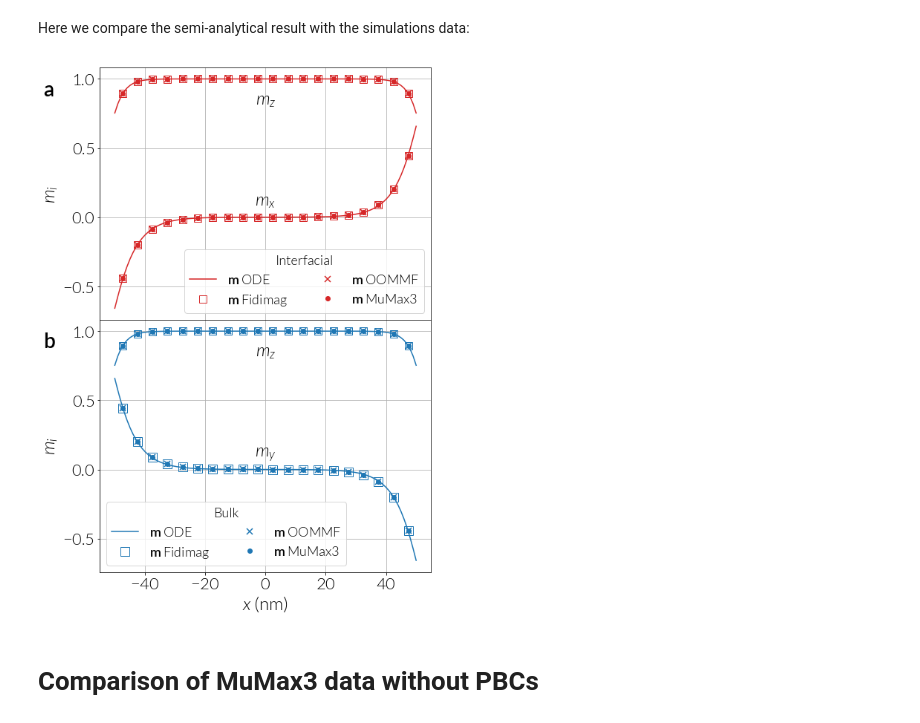
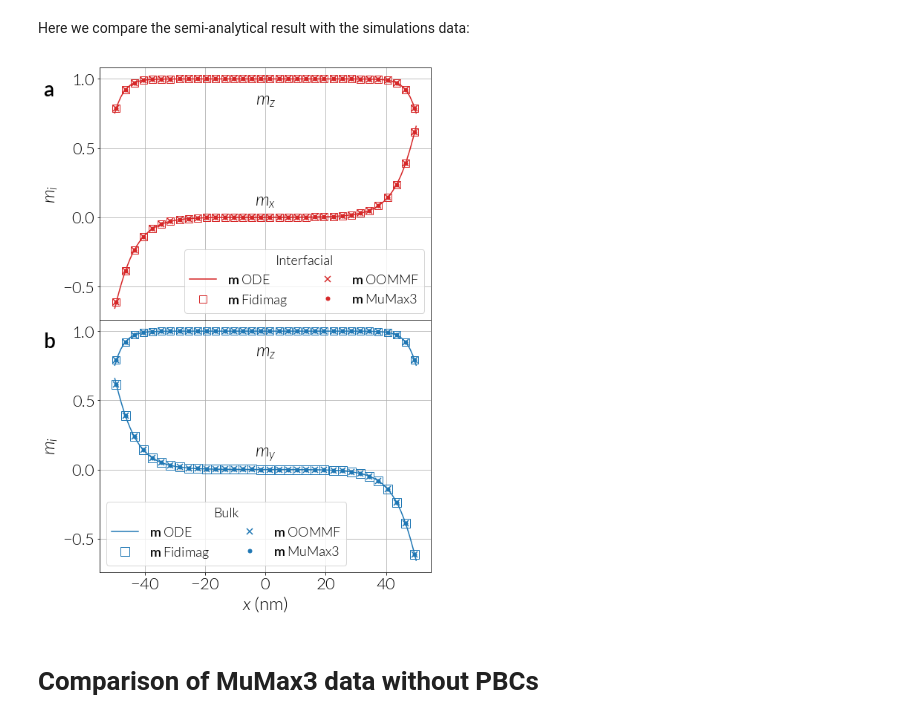
Before and after one commit to fangohr/paper-supplement-standard-problem-dmi, a Jupyter notebook: notebooks/1d_problem.ipynb, the cells around one changed output. Saved outputs shown, nothing was run; the diff lists cells and outputs as text; code cells hidden in the pictures.

```diff
--- a/notebooks/1d_problem.ipynb
+++ b/notebooks/1d_problem.ipynb
@@ -118,0 +118,16 @@ plt.legend()
+# %%
+# Plot the components
+plt.figure(figsize=(8, 1))
+plt.quiver(coordinates[:, 0] * 1e9, coordinates[:, 1] * 1e9,
+           m_oommf[0][0], m_oommf[0][2], m_oommf[0][2])
+plt.ylabel(r'$z$')
+plt.xlabel(r'$x$')
+plt.title(dmi_list[0])
+
+for i in range(1, 3):
+    plt.figure(figsize=(8, 1))
+    plt.quiver(coordinates[:, 0][::3] * 1e9, coordinates[:, 2][::3] * 1e9,
+               m_oommf[i][0][::3], m_oommf[i][1][::3], m_oommf[i][2][::3], scale=10)
+    plt.ylabel(r'$y$')
+    plt.xlabel(r'$x$')
+    plt.title(dmi_list[i])
@@ -123,7 +142,7 @@ import fidimag
 # %% [markdown]
 We set interfacial, bulk and $D_{2d}$ DMI simulations for Fidimag:
 # %%
-dx, dy, dz = 5, 5, 5
+dx, dy, dz = 1, 1, 1
 nx, ny, nz = int(l / dx), 1, 1
 mesh = fidimag.common.CuboidMesh(dx=dx, dy=dy, dz=dz, nx=nx, ny=ny, nz=nz,
                                  unit_length=1e-9)
@@ -365,18 +384,18 @@ axs[0].plot(r_array - l / 2, np.sin(solution_int[:, 0]), 'C3-', label=r'$\mathbf
 axs[0].plot(r_array - l / 2, np.cos(solution_int[:, 0]), 'C3-')
 
 # Fidimag interfacial DMI
-axs[0].plot(r_fidimag[:, 0] - l / 2, m_fidimag[0][0], 'C3s', label=r'$\mathbf{m}$ Fidimag',
+axs[0].plot(r_fidimag[:, 0][::3] - l / 2, m_fidimag[0][0][::3], 'C3s', label=r'$\mathbf{m}$ Fidimag',
          markerfacecolor='None', ms=10)
-axs[0].plot(r_fidimag[:, 0] - l / 2, m_fidimag[0][2], 'C3s',
+axs[0].plot(r_fidimag[:, 0][::3] - l / 2, m_fidimag[0][2][::3], 'C3s',
          markerfacecolor='None', ms=10)
 
 # OOMMF interfacial DMI
-axs[0].plot(x_oommf / nm, m_oommf[0][0], 'C3x', label=r'$\mathbf{m}$ OOMMF', mew=1.5, ms=8)
-axs[0].plot(x_oommf / nm, m_oommf[0][2], 'C3x', mew=1.5, ms=8)
+axs[0].plot(x_oommf[::3] / nm, m_oommf[0][0][::3], 'C3x', label=r'$\mathbf{m}$ OOMMF', mew=1.5, ms=8)
+axs[0].plot(x_oommf[::3] / nm, m_oommf[0][2][::3], 'C3x', mew=1.5, ms=8)
 
 # MuMax3 interfacial DMI
-axs[0].plot(r_mumax[0][:, 0] - l / 2, m_mumax[0][:, 0], 'C3o', label=r'$\mathbf{m}$ MuMax3')
-axs[0].plot(r_mumax[0][:, 0] - l / 2, m_mumax[0][:, 2], 'C3o')
+axs[0].plot(r_mumax[0][:, 0][::3] - l / 2, m_mumax[0][:, 0][::3], 'C3o', ms=5, label=r'$\mathbf{m}$ MuMax3')
+axs[0].plot(r_mumax[0][:, 0][::3] - l / 2, m_mumax[0][:, 2][::3], 'C3o', ms=5)
 
 leg = axs[0].legend(loc=0, ncol=2, fontsize=18)
 leg.set_title('Interfacial', prop={'size':18})
@@ -400,42 +419,42 @@ axs[1].plot(r_array - l / 2, np.sin(solution_bulk[:, 0]), 'C0-', label=r'$\mathb
 axs[1].plot(r_array - l / 2, np.cos(solution_bulk[:, 0]), 'C0-')
 
 # Fidimag interfacial DMI
-axs[1].plot(r_fidimag[:, 0] - l / 2, m_fidimag[1][1], 'C0s', label=r'$\mathbf{m}$ Fidimag',
+axs[1].plot(r_fidimag[:, 0][::3] - l / 2, m_fidimag[1][1][::3], 'C0s', label=r'$\mathbf{m}$ Fidimag',
          markerfacecolor='None', ms=12)
-axs[1].plot(r_fidimag[:, 0] - l / 2, m_fidimag[1][2], 'C0s',
+axs[1].plot(r_fidimag[:, 0][::3] - l / 2, m_fidimag[1][2][::3], 'C0s',
             markerfacecolor='None', ms=10)
 
 # OOMMF bulk DMI
-axs[1].plot(x_oommf / nm, m_oommf[1][1], 'C0x', label=r'$\mathbf{m}$ OOMMF', mew=1.5, ms=8)
-axs[1].plot(x_oommf / nm, m_oommf[1][2], 'C0x', mew=1.5, ms=8)
+axs[1].plot(x_oommf[::3] / nm, m_oommf[1][1][::3], 'C0x', label=r'$\mathbf{m}$ OOMMF', mew=1.5, ms=8)
+axs[1].plot(x_oommf[::3] / nm, m_oommf[1][2][::3], 'C0x', mew=1.5, ms=8)
 
 # MuMax3 interfacial DMI
-axs[1].plot(r_mumax[1][:, 0] - l / 2, m_mumax[1][:, 1], 'C0o', label=r'$\mathbf{m}$ MuMax3')
-axs[1].plot(r_mumax[1][:, 0] - l / 2, m_mumax[1][:, 2], 'C0o')
+axs[1].plot(r_mumax[1][:, 0][::3] - l / 2, m_mumax[1][:, 1][::3], 'C0o', ms=5, label=r'$\mathbf{m}$ MuMax3')
+axs[1].plot(r_mumax[1][:, 0][::3] - l / 2, m_mumax[1][:, 2][::3], 'C0o', ms=5)
 
 leg = axs[1].legend(loc=0, ncol=2, fontsize=18)
 leg.set_title('Bulk', prop={'size':18})
 axs[1].set_xlabel(r'$x$ (nm)')
 axs[1].set_ylabel(r'$m_{i}$')
 axs[1].grid()
 
 axs[1].text(0.5, 0.9, r'$m_{z}$', horizontalalignment='center', verticalalignment='top',
          transform=axs[1].transAxes)
 axs[1].text(0.5, 0.5, r'$m_{y}$', horizontalalignment='center', verticalalignment='top',
          transform=axs[1].transAxes)
 
 axs[1].text(-0.17, 0.95, 'b', horizontalalignment='left', verticalalignment='top',
          transform=axs[1].transAxes, fontweight='bold', fontsize=28)
 
 # -----------------------------------------------------------------------------
 
 plt.subplots_adjust(hspace=0)
 # plt.legend(ncol=2, loc='lower left', bbox_to_anchor=(0, 1.02, 1.0, 1),
 #            mode='expand', borderaxespad=0.)
 
 plt.savefig('../paper/result_1d.pdf', dpi=300, bbox_inches='tight')
 # %% [output]
-[figure, old version]
+[figure, new version]
 # %% [markdown]
 # Comparison of MuMax3 data without PBCs
 # %% [markdown]
```
Also changed, not shown: parts of 13 cells of this notebook, 7 other files.
